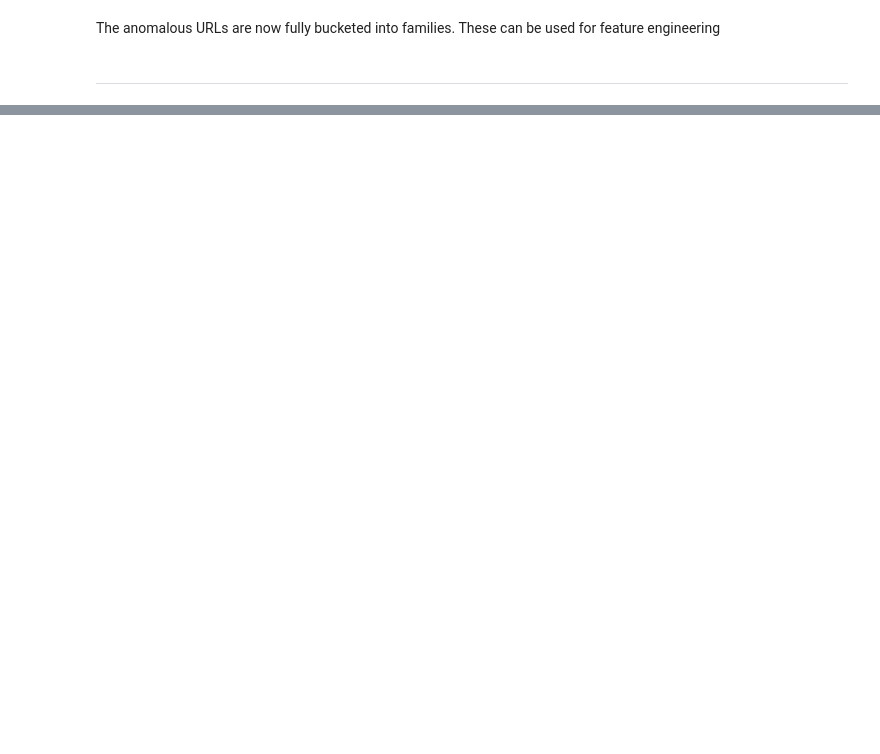
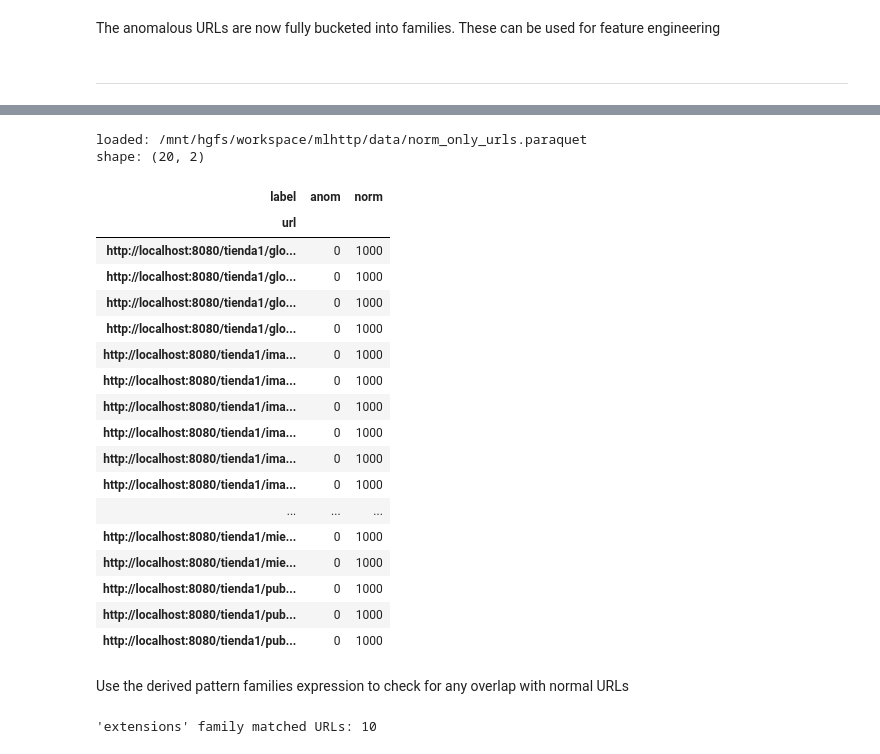
Before and after one commit to arkb2023/mlhttp, a Jupyter notebook: notebooks/analyse_urls.ipynb, the cells around one changed output, grey strips where cells are left out. Drawn from its saved outputs; the diff is of its cells as text; code cells hidden in the pictures; blank space fills up the shorter version.

Commit message:
extended with analysis of norm urls

```diff
--- a/notebooks/analyse_anom_only_urls.ipynb
+++ b/notebooks/analyse_urls.ipynb
@@ -10,5 +10,6 @@ import pandas as pd
 notebooks_path = Path.cwd() # <repo-root>/noteboooks
 repo_root_path = notebooks_path.parent # <repo-root>/
 data_path = repo_root_path / "data" # <repo-root>/data
-input_dataset_path = data_path / "anom_get_urls_counts.csv" # input: anom_get_urls_counts
+anom_only_urls_file = repo_root_path / "data" / "anom_only_urls.paraquet"
+norm_only_urls_file = repo_root_path / "data" / "norm_only_urls.paraquet"
 # %%
@@ -812,0 +830,30 @@ The anomalous URLs are now fully bucketed into families. These can be used for f
+# %%
+norm_only_urls_df = pd.read_parquet(norm_only_urls_file)
+print(f"loaded: {norm_only_urls_file}")
+print(f"shape: {norm_only_urls_df.shape}")
+# %% [output]
+loaded: /mnt/hgfs/workspace/mlhttp/data/norm_only_urls.paraquet
+shape: (20, 2)
+# %%
+norm_only_urls_df.head(20)
+# %% [output]
+| label | anom | norm |
+| url |  |  |
+| http://localhost:8080/tienda1/glo... | 0 | 1000 |
+| http://localhost:8080/tienda1/glo... | 0 | 1000 |
+| http://localhost:8080/tienda1/glo... | 0 | 1000 |
+| http://localhost:8080/tienda1/glo... | 0 | 1000 |
+| http://localhost:8080/tienda1/ima... | 0 | 1000 |
+| http://localhost:8080/tienda1/ima... | 0 | 1000 |
+| http://localhost:8080/tienda1/ima... | 0 | 1000 |
+| http://localhost:8080/tienda1/ima... | 0 | 1000 |
+| http://localhost:8080/tienda1/ima... | 0 | 1000 |
+| http://localhost:8080/tienda1/ima... | 0 | 1000 |
+| ... | ... | ... |
+| http://localhost:8080/tienda1/mie... | 0 | 1000 |
+| http://localhost:8080/tienda1/mie... | 0 | 1000 |
+| http://localhost:8080/tienda1/pub... | 0 | 1000 |
+| http://localhost:8080/tienda1/pub... | 0 | 1000 |
+| http://localhost:8080/tienda1/pub... | 0 | 1000 |
+# %% [markdown]
+Use the derived pattern families expression to check for any overlap with normal URLs
@@ -812,0 +883,18 @@ The anomalous URLs are now fully bucketed into families. These can be used for f
+# %%
+# Compile the pattern
+compiled = compiled_pattern(pattern_families)
+
+# Reset to original Dataset
+#norm_only_remaining_df = norm_only_urls_df
+#print(norm_only_remaining_df.shape)
+
+# Filter URLs on compiled patterns
+#norm_only_remaining_df = filter_urls(norm_only_remaining_df, compiled)
+
+# Test compiled patterns on `norm_only` dataset. To avoid false positives, the `anom` compiled patterns should not match `norm` URL
+norm_matched = filter_unmatched_urls(norm_only_urls_df, compiled)
+#print(type(matched))
+#for key, value in matched:
+#    print(matched[key]['url'])
+# %% [output]
+'extensions' family matched URLs: 10
```
Also changed, not shown: parts of 56 cells of this notebook, 3 other files.
